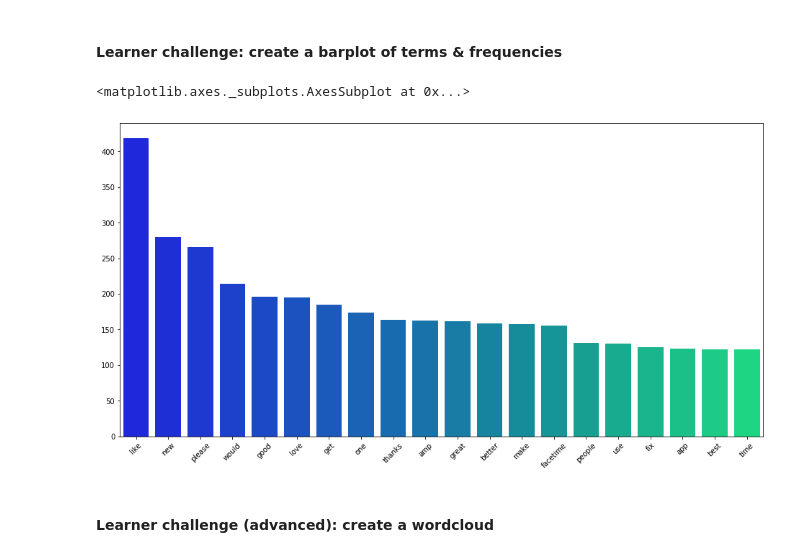
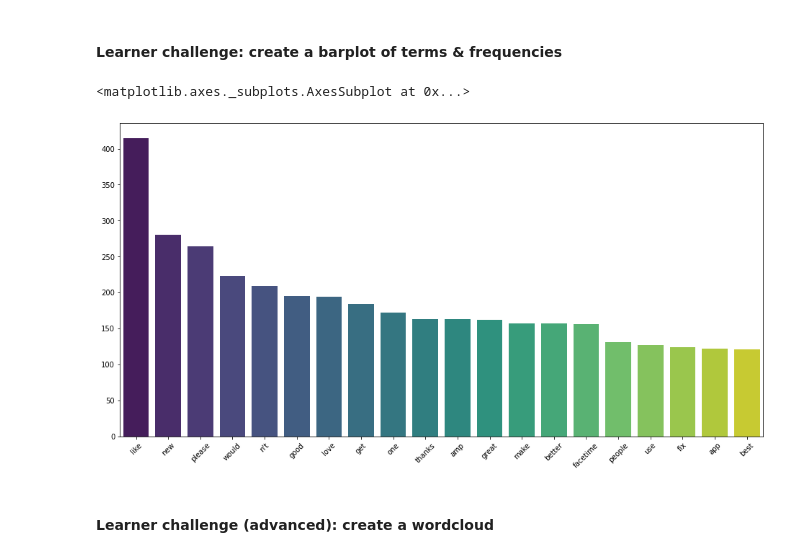
Before and after one commit to rbpduffy1/data-resources, a Jupyter notebook: text-analysis/Python/text_analysis_workshop_completed_notebook.ipynb, the cells around one changed output. Cells and saved outputs as stored; diff of their text form; code cells hidden in the pictures.

```diff
--- a/text-analysis/Python/text_analysis_workshop_completed_notebook.ipynb
+++ b/text-analysis/Python/text_analysis_workshop_completed_notebook.ipynb
@@ -172,8 +204,4 @@ tweets["clean_text"] = tweets["clean_text"].replace(url_regex, " ", regex=True)
 # %%
-# Remove all non-letter characters
-
-tweets["clean_text"] = tweets["clean_text"].replace(r"[^a-z ]", " ", regex=True)
-
 # Collapse extra spaces
 
 tweets["clean_text"] = tweets["clean_text"].replace(r" +", " ", regex=True)
@@ -206,9 +238,9 @@ Name: tokens, dtype: object
 
 stops = stopwords.words("english")
 
-# Add words that are not interesting in this context
+# Add words to the stop list that are not interesting in this context
 
-stops.extend(["apple", "aapl", "phone", "iphone"])
+stops.extend(["apple", "aapl", "phone", "iphone", "..."])
 # %%
 # Filter each tweet, removing stopwords
 
@@ -252,6 +286,10 @@ tokens = list(flatten(token_col))
 # Count how many times each token appears
 
 token_counts = Counter(tokens)
+# %%
+# Convert the counter dictionary into a sortable series
+
+token_counts = pd.Series(token_counts)
 # %% [markdown]
 ### Visualise the top 20 words
 
@@ -259,17 +297,17 @@ token_counts = Counter(tokens)
 # %%
 # Get the top 20 terms
 
-top_twenty = pd.Series(token_counts).sort_values(ascending=False)[:20]
+top_twenty = token_counts.sort_values(ascending=False)[:20]
 # %% [markdown]
 #### Learner challenge: create a barplot of terms & frequencies
 # %%
 # Plot them as a barplot
 plt.figure(figsize=(16, 8))
 plt.xticks(rotation=45)
-sns.barplot(x=top_twenty.index, y=top_twenty, palette="winter")
+sns.barplot(x=top_twenty.index, y=top_twenty, palette="viridis")
 # %% [output]
 <matplotlib.axes._subplots.AxesSubplot at 0x...>
-[figure, old version]
+[figure, new version]
 # %% [markdown]
 #### Learner challenge (advanced): create a wordcloud
 # %%
```
Also changed, not shown: parts of 40 cells of this notebook.
